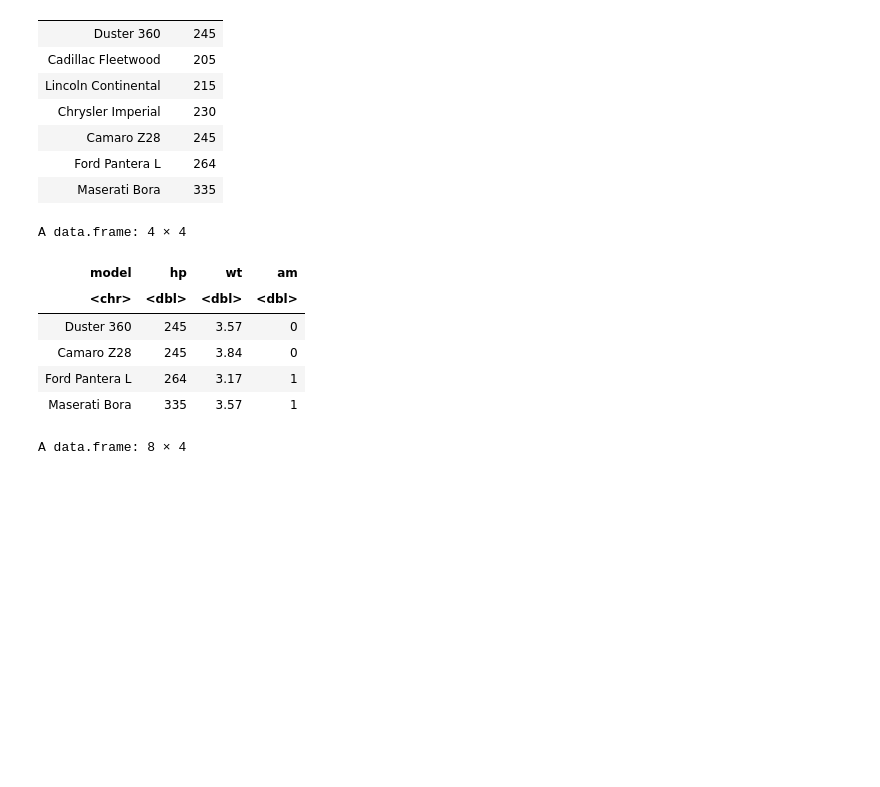
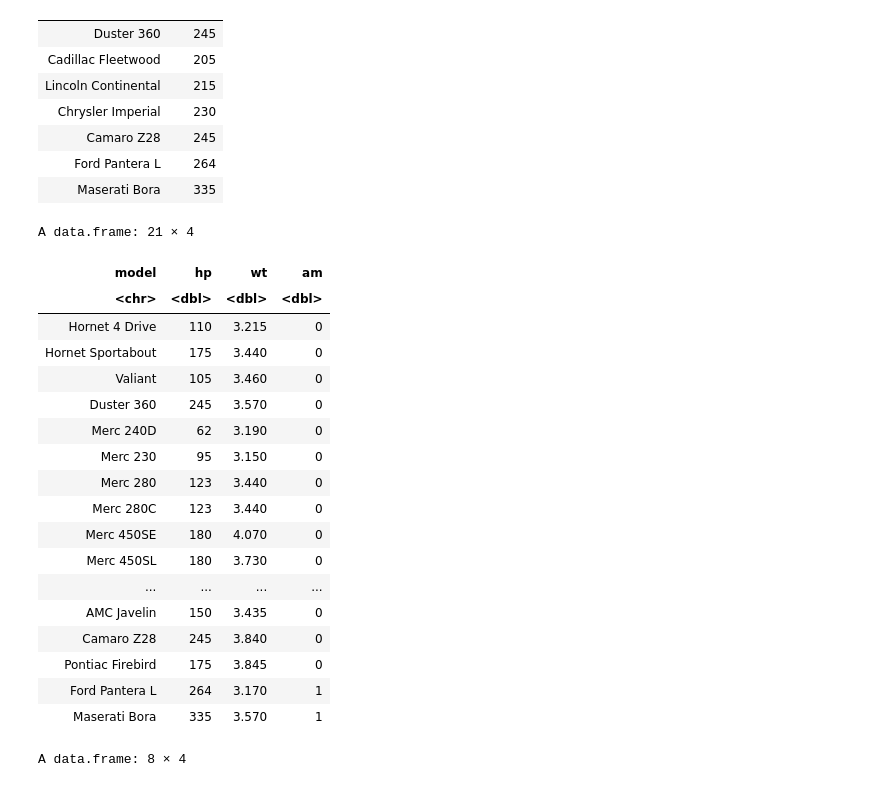
Before and after one commit to wiramonwrm/data-analytics, a Jupyter notebook: R_cheat_sheet.ipynb, the cells around one changed output. Drawn from its saved outputs; the diff is of its cells as text; code cells hidden in the pictures; blank space fills up the shorter version.

```diff
--- a/R_cheat_sheet.ipynb
+++ b/R_cheat_sheet.ipynb
@@ -706,15 +704,27 @@ A data.frame: 7 × 2
 # %%
 mtcars %>%
   select(model, hp, wt, am) |>
-  filter((hp>=200 & wt < 5) | (am = 0))
+  filter((hp>=200 & wt < 5) | (am == 0))
 # %% [output]
-A data.frame: 4 × 4
+A data.frame: 21 × 4
 | model | hp | wt | am |
 | <chr> | <dbl> | <dbl> | <dbl> |
-| Duster 360 | 245 | 3.57 | 0 |
-| Camaro Z28 | 245 | 3.84 | 0 |
-| Ford Pantera L | 264 | 3.17 | 1 |
-| Maserati Bora | 335 | 3.57 | 1 |
+| Hornet 4 Drive | 110 | 3.215 | 0 |
+| Hornet Sportabout | 175 | 3.440 | 0 |
+| Valiant | 105 | 3.460 | 0 |
+| Duster 360 | 245 | 3.570 | 0 |
+| Merc 240D | 62 | 3.190 | 0 |
+| Merc 230 | 95 | 3.150 | 0 |
+| Merc 280 | 123 | 3.440 | 0 |
+| Merc 280C | 123 | 3.440 | 0 |
+| Merc 450SE | 180 | 4.070 | 0 |
+| Merc 450SL | 180 | 3.730 | 0 |
+| ... | ... | ... | ... |
+| AMC Javelin | 150 | 3.435 | 0 |
+| Camaro Z28 | 245 | 3.840 | 0 |
+| Pontiac Firebird | 175 | 3.845 | 0 |
+| Ford Pantera L | 264 | 3.170 | 1 |
+| Maserati Bora | 335 | 3.570 | 1 |
 # %%
 mtcars %>%
   select(model, hp, wt, am) |>
```
Also changed, not shown: parts of 48 cells of this notebook.
